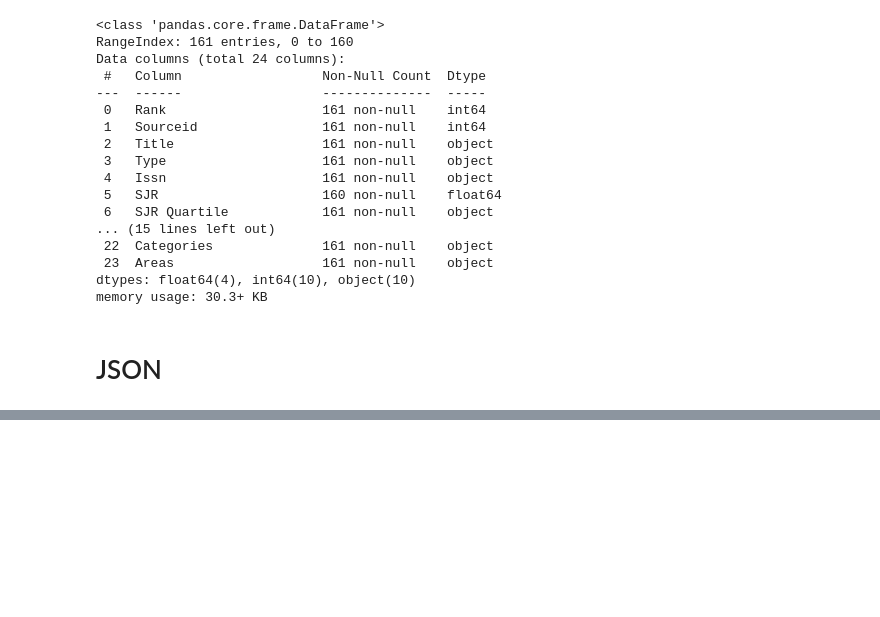
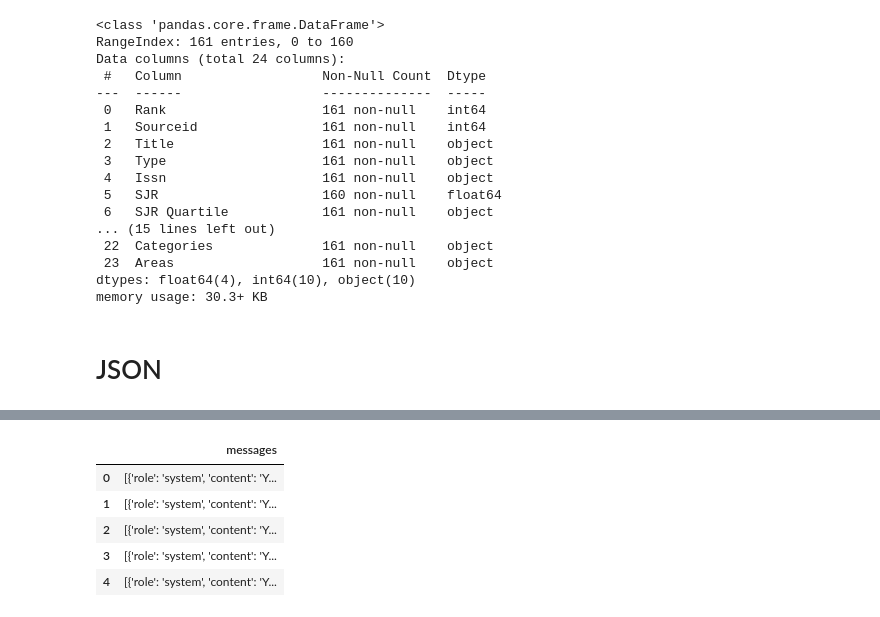
Before and after one commit to alejop0927/ap-2026-1-61, a Jupyter notebook: notebooks/Carga_de_otros_formatos_de_datos.ipynb, the cells around one changed output, grey strips where cells are left out. Saved outputs shown, nothing was run; the diff lists cells and outputs as text; code cells hidden in the pictures; blank space fills up the shorter version.

```diff
--- a/notebooks/Carga_de_otros_formatos_de_datos.ipynb
+++ b/notebooks/Carga_de_otros_formatos_de_datos.ipynb
@@ -216,0 +250,13 @@ df.head()
+# %%
+file_name = "sft_training_conversations.json"
+file_path = DATA_DIR / file_name
+
+df = pd.read_json(file_path)
+df.head()
+# %% [output]
+|  | messages |
+| 0 | [{'role': 'system', 'content': 'Y... |
+| 1 | [{'role': 'system', 'content': 'Y... |
+| 2 | [{'role': 'system', 'content': 'Y... |
+| 3 | [{'role': 'system', 'content': 'Y... |
+| 4 | [{'role': 'system', 'content': 'Y... |
```
Also changed, not shown: parts of 65 cells of this notebook, 4 other files.
